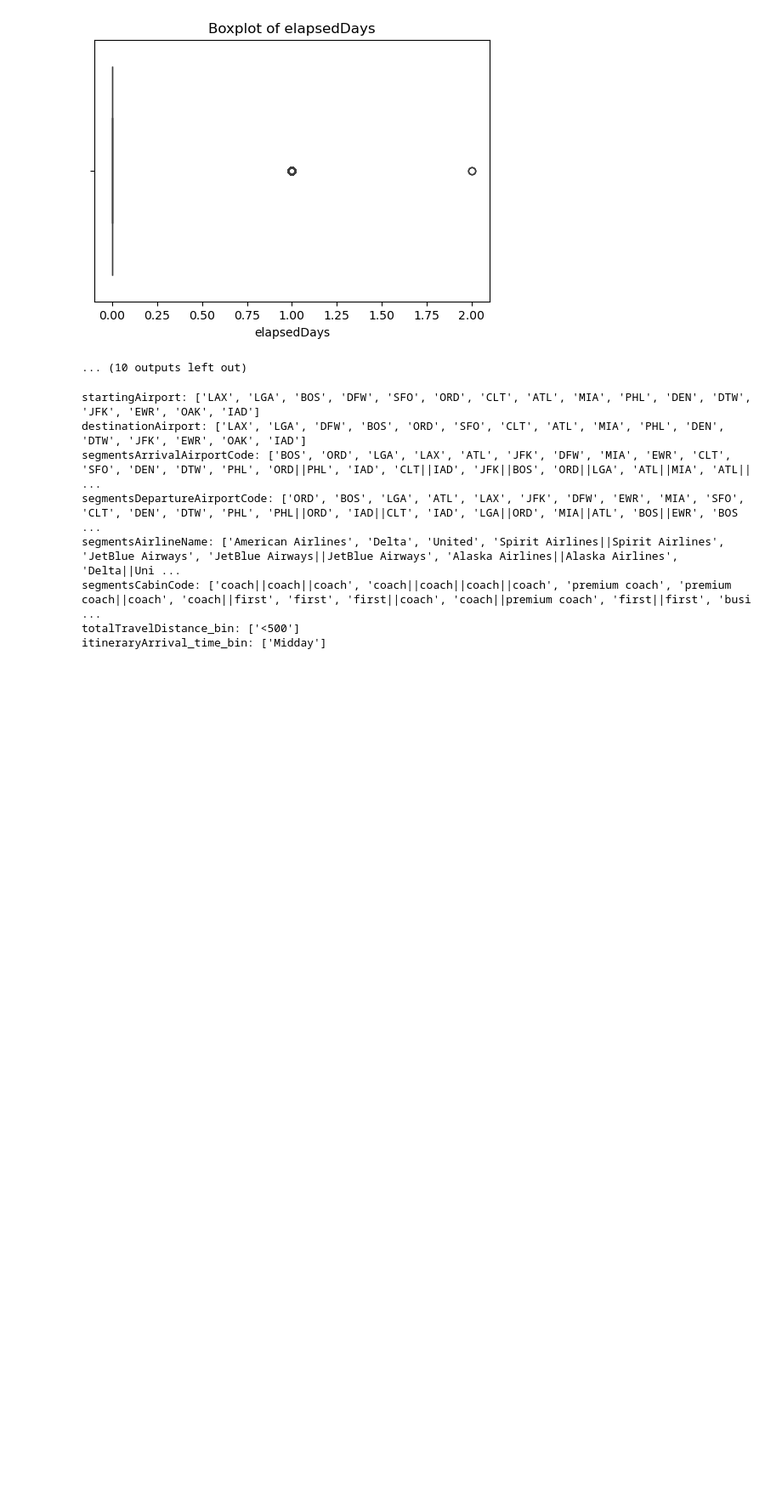
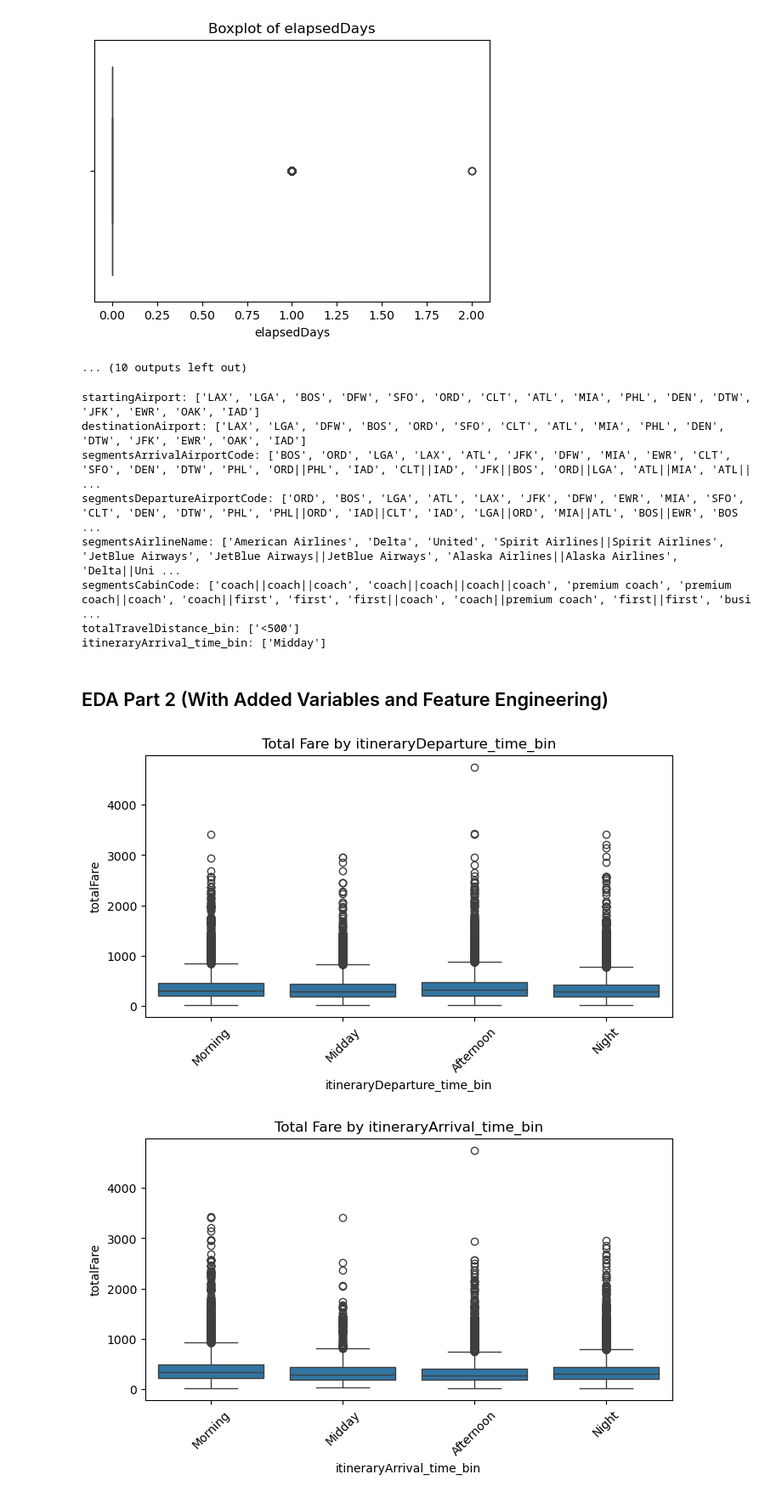
Before and after one commit to andreavreug/Airline-Fare-Prediction, a Jupyter notebook: Pricing_Analysis.ipynb, the cells around one changed output. Shown at 85% size. Drawn from its saved outputs; the diff is of its cells as text; code cells hidden in the pictures; blank space fills up the shorter version.

```diff
--- a/Pricing_Analysis.ipynb
+++ b/Pricing_Analysis.ipynb
@@ -706,3 +706,18 @@ segmentsAirlineName: ['American Airlines', 'Delta', 'United', 'Spirit Airlines||
 segmentsCabinCode: ['coach||coach||coach', 'coach||coach||coach||coach', 'premium coach', 'premium coach||coach', 'coach||first', 'first', 'first||coach', 'coach||premium coach', 'first||first', 'busi ...
 totalTravelDistance_bin: ['<500']
 itineraryArrival_time_bin: ['Midday']
+# %% [markdown]
+## EDA Part 2 (With Added Variables and Feature Engineering)
+# %%
+categorical_cols = ['itineraryDeparture_time_bin', 'itineraryArrival_time_bin',
+                    'isNonStop', 'isBasicEconomy', 'isRefundable', 'seatsRemaining_bin']
+
+for col in categorical_cols:
+    plt.figure(figsize=(8,4))
+    sns.boxplot(x=col, y='totalFare', data=data)
+    plt.title(f'Total Fare by {col}')
+    plt.xticks(rotation=45)
+    plt.show()
+# %% [output]
+[figure, added]
+[figure, added]
```
Also changed, not shown: parts of 5 cells of this notebook.
